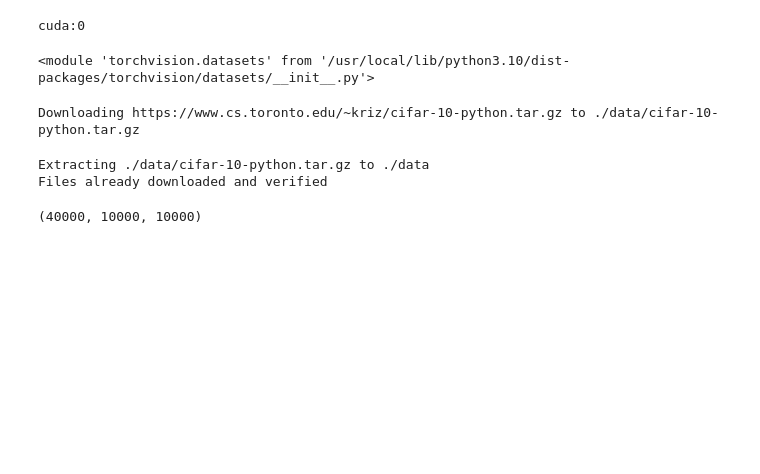
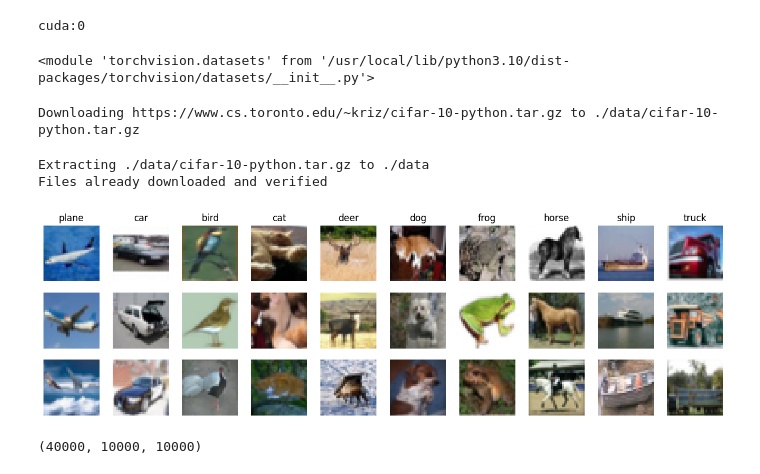
Before and after one commit to pvateekul/2110446_DSDE_2023s2, a Jupyter notebook: code/Week04_DL/1_Image_classification_CIFAR10_CNN.ipynb, the cells around one changed output. Saved outputs shown, nothing was run; the diff lists cells and outputs as text; code cells hidden in the pictures; blank space fills up the shorter version.

```diff
--- a/code/Week04_DL/1_Image_classification_CIFAR10_CNN.ipynb
+++ b/code/Week04_DL/1_Image_classification_CIFAR10_CNN.ipynb
@@ -69,6 +69,25 @@ testloader = torch.utils.data.DataLoader(testset, batch_size=batch_size, shuffle
 Downloading https://www.cs.toronto.edu/~kriz/cifar-10-python.tar.gz to ./data/cifar-10-python.tar.gz
 Extracting ./data/cifar-10-python.tar.gz to ./data
 Files already downloaded and verified
+# %%
+def PlotRandomFromEachClass(X,Y,N,labels):
+    C = np.unique(Y)
+    M = len(C)
+    plt.figure(figsize=(16, N*1.5))
+    for i in range(M):
+        mask = np.squeeze(Y == C[i])
+        indexes = np.random.choice(X.shape[0], N, replace=False, p=mask/sum(mask))
+        for j in range(N):
+            plt.subplot(N,M,j*M+i+1)
+            plt.imshow(X[indexes[j]], aspect="equal")
+            plt.axis("off")
+            if j == 0:
+                plt.title(labels[i])
+
+classes = ('plane', 'car', 'bird', 'cat', 'deer', 'dog', 'frog', 'horse', 'ship', 'truck')
+PlotRandomFromEachClass(trainset.dataset.data, trainset.dataset.targets, 3, labels=classes)
+# %% [output]
+[figure, added]
 # %%
 trainset.__len__(), valset.__len__(), testset.__len__()
 # %% [output]
```
Also changed, not shown: parts of 11 cells of this notebook.
